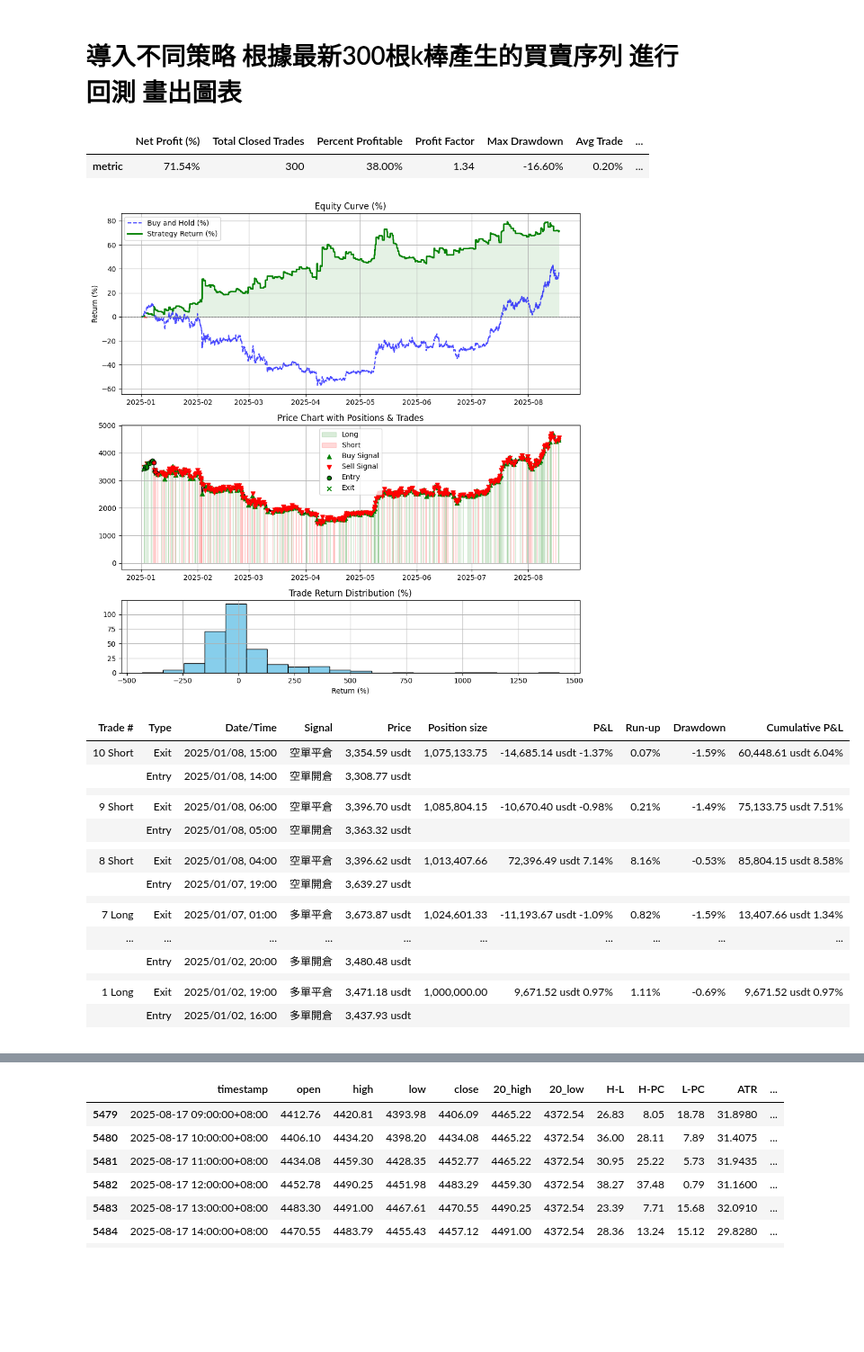
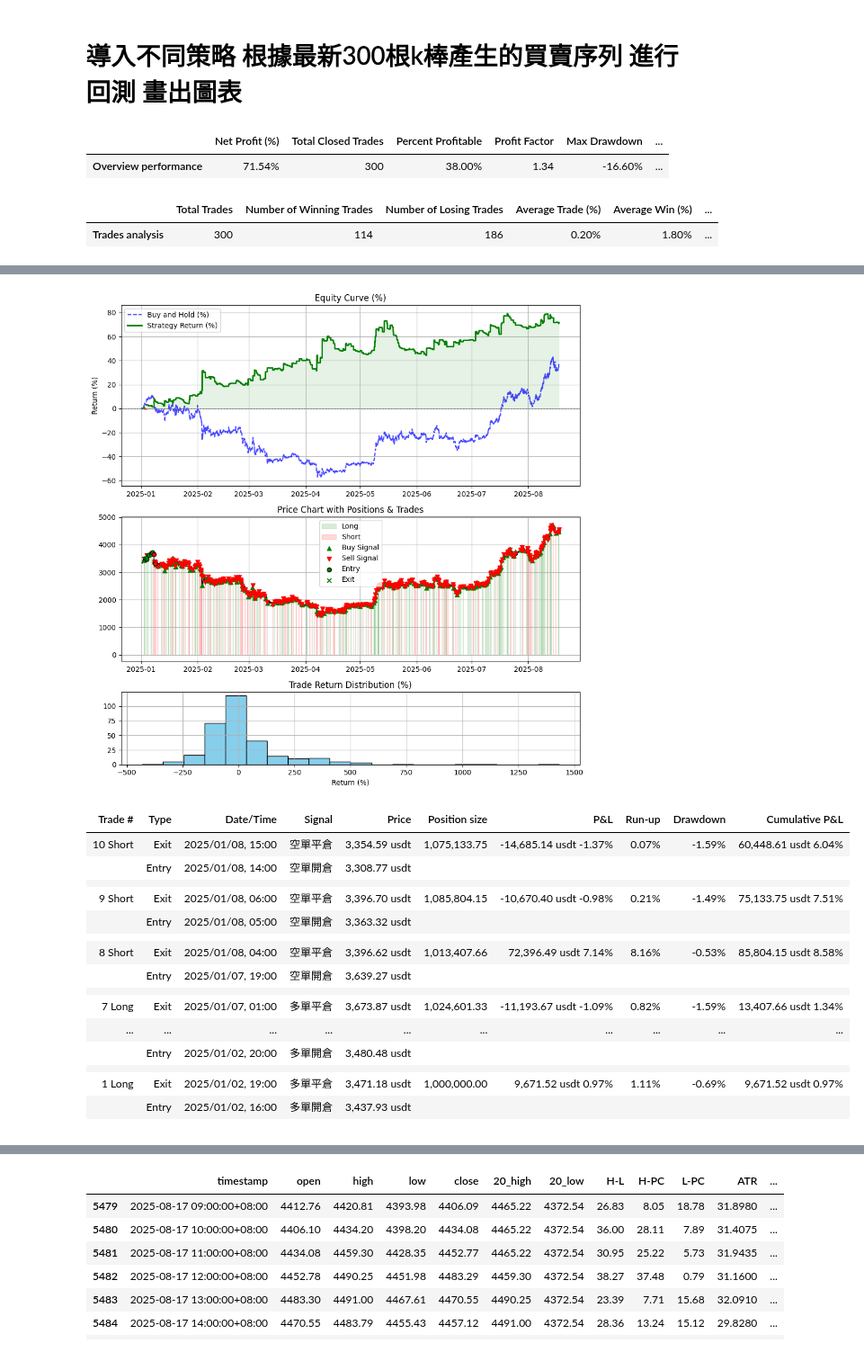
Before and after one commit to skywalker0803r/Vedanta, a Jupyter notebook: backtest_usage.ipynb, the cells around one changed output, grey strips where cells are left out. Shown at 90% size. Drawn from its saved outputs; the diff is of its cells as text; code cells hidden in the pictures; blank space fills up the shorter version.

```diff
--- a/backtest_usage.ipynb
+++ b/backtest_usage.ipynb
@@ -5,52 +5,39 @@ from Technicalindicatorstrategy import vegas,turtle_strategy,macd,turtle_strateg
 from Backtest.backtest import backtest_signals
 from Plot.plot import display_trades_log_as_html,plot_backtest_result
 from IPython.display import HTML
 import pandas as pd
 from datetime import datetime,timedelta
 import warnings
 warnings.filterwarnings('ignore')
 import numpy as np
 np.random.seed(42)  # ✅ 固定隨機性（可重現性）
 import random
 random.seed(42)
 
 df_signals = turtle_strategy_filter.get_signals('ETHUSDT','1h',datetime.now(),5489-5)
 
 result = backtest_signals(
     df_signals.copy(),
     initial_capital = 1000000, # 1000台幣
     fee_rate = 0.0000, # 合約手續費
     leverage = 1, # 槓桿
     allow_short = True, # 是否做空
     stop_loss = None,       # 停損閾值，例如0.05代表5%
     take_profit = None,     # 停利閾值
     capital_ratio = 1, # 每次使用的資金佔比
     max_hold_bars = 100000,# 最大持有K棒數
-    delay_entry=False
+    delay_entry=False,
+    risk_free_rate=0
     )
-display(pd.DataFrame(result['metric'],index=['metric']))
+display(pd.DataFrame(result['Overview performance'],index=['Overview performance']))
+display(pd.DataFrame(result['Trades analysis'],index=['Trades analysis']))
+display(pd.DataFrame(result['Risk/performance ratios'],index=['Risk/performance ratios']))
 html_output = display_trades_log_as_html(result['trades_log'][:10])
 plot_backtest_result(result)
 display(HTML(html_output))
 display(df_signals.loc[df_signals['signal']!=0,['timestamp','signal','close','reason','stop_loss']].head(10).style.background_gradient())
 # %% [output]
-|  | Net Profit (%) | Total Closed Trades | Percent Profitable | Profit Factor | Max Drawdown | Avg Trade | ... |
-| metric | 71.54% | 300 | 38.00% | 1.34 | -16.60% | 0.20% | ... |
+|  | Net Profit (%) | Total Closed Trades | Percent Profitable | Profit Factor | Max Drawdown | ... |
+| Overview performance | 71.54% | 300 | 38.00% | 1.34 | -16.60% | ... |
-[figure]
-| Trade # | Type | Date/Time | Signal | Price | Position size | P&L | Run-up | Drawdown | Cumulative P&L |
-| 10 Short | Exit | 2025/01/08, 15:00 | 空單平倉 | 3,354.59 usdt | 1,075,133.75 | -14,685.14 usdt -1.37% | 0.07% | -1.59% | 60,448.61 usdt 6.04% |
-|  | Entry | 2025/01/08, 14:00 | 空單開倉 | 3,308.77 usdt |  |  |  |  |  |
-|  |  |  |  |  |  |  |  |  |  |
-| 9 Short | Exit | 2025/01/08, 06:00 | 空單平倉 | 3,396.70 usdt | 1,085,804.15 | -10,670.40 usdt -0.98% | 0.21% | -1.49% | 75,133.75 usdt 7.51% |
-|  | Entry | 2025/01/08, 05:00 | 空單開倉 | 3,363.32 usdt |  |  |  |  |  |
-|  |  |  |  |  |  |  |  |  |  |
-| 8 Short | Exit | 2025/01/08, 04:00 | 空單平倉 | 3,396.62 usdt | 1,013,407.66 | 72,396.49 usdt 7.14% | 8.16% | -0.53% | 85,804.15 usdt 8.58% |
-|  | Entry | 2025/01/07, 19:00 | 空單開倉 | 3,639.27 usdt |  |  |  |  |  |
-|  |  |  |  |  |  |  |  |  |  |
-| 7 Long | Exit | 2025/01/07, 01:00 | 多單平倉 | 3,673.87 usdt | 1,024,601.33 | -11,193.67 usdt -1.09% | 0.82% | -1.59% | 13,407.66 usdt 1.34% |
-| ... | ... | ... | ... | ... | ... | ... | ... | ... | ... |
-|  | Entry | 2025/01/02, 20:00 | 多單開倉 | 3,480.48 usdt |  |  |  |  |  |
-|  |  |  |  |  |  |  |  |  |  |
-| 1 Long | Exit | 2025/01/02, 19:00 | 多單平倉 | 3,471.18 usdt | 1,000,000.00 | 9,671.52 usdt 0.97% | 1.11% | -0.69% | 9,671.52 usdt 0.97% |
-|  | Entry | 2025/01/02, 16:00 | 多單開倉 | 3,437.93 usdt |  |  |  |  |  |
-|  |  |  |  |  |  |  |  |  |  |
+|  | Total Trades | Number of Winning Trades | Number of Losing Trades | Average Trade (%) | Average Win (%) | ... |
+| Trades analysis | 300 | 114 | 186 | 0.20% | 1.80% | ... |
@@ -67,0 +46,18 @@ display(df_signals.loc[df_signals['signal']!=0,['timestamp','signal','close','re
+[figure]
+| Trade # | Type | Date/Time | Signal | Price | Position size | P&L | Run-up | Drawdown | Cumulative P&L |
+| 10 Short | Exit | 2025/01/08, 15:00 | 空單平倉 | 3,354.59 usdt | 1,075,133.75 | -14,685.14 usdt -1.37% | 0.07% | -1.59% | 60,448.61 usdt 6.04% |
+|  | Entry | 2025/01/08, 14:00 | 空單開倉 | 3,308.77 usdt |  |  |  |  |  |
+|  |  |  |  |  |  |  |  |  |  |
+| 9 Short | Exit | 2025/01/08, 06:00 | 空單平倉 | 3,396.70 usdt | 1,085,804.15 | -10,670.40 usdt -0.98% | 0.21% | -1.49% | 75,133.75 usdt 7.51% |
+|  | Entry | 2025/01/08, 05:00 | 空單開倉 | 3,363.32 usdt |  |  |  |  |  |
+|  |  |  |  |  |  |  |  |  |  |
+| 8 Short | Exit | 2025/01/08, 04:00 | 空單平倉 | 3,396.62 usdt | 1,013,407.66 | 72,396.49 usdt 7.14% | 8.16% | -0.53% | 85,804.15 usdt 8.58% |
+|  | Entry | 2025/01/07, 19:00 | 空單開倉 | 3,639.27 usdt |  |  |  |  |  |
+|  |  |  |  |  |  |  |  |  |  |
+| 7 Long | Exit | 2025/01/07, 01:00 | 多單平倉 | 3,673.87 usdt | 1,024,601.33 | -11,193.67 usdt -1.09% | 0.82% | -1.59% | 13,407.66 usdt 1.34% |
+| ... | ... | ... | ... | ... | ... | ... | ... | ... | ... |
+|  | Entry | 2025/01/02, 20:00 | 多單開倉 | 3,480.48 usdt |  |  |  |  |  |
+|  |  |  |  |  |  |  |  |  |  |
+| 1 Long | Exit | 2025/01/02, 19:00 | 多單平倉 | 3,471.18 usdt | 1,000,000.00 | 9,671.52 usdt 0.97% | 1.11% | -0.69% | 9,671.52 usdt 0.97% |
+|  | Entry | 2025/01/02, 16:00 | 多單開倉 | 3,437.93 usdt |  |  |  |  |  |
+|  |  |  |  |  |  |  |  |  |  |
```
Also changed, not shown: parts of 1 cell of this notebook, 1 other file.
